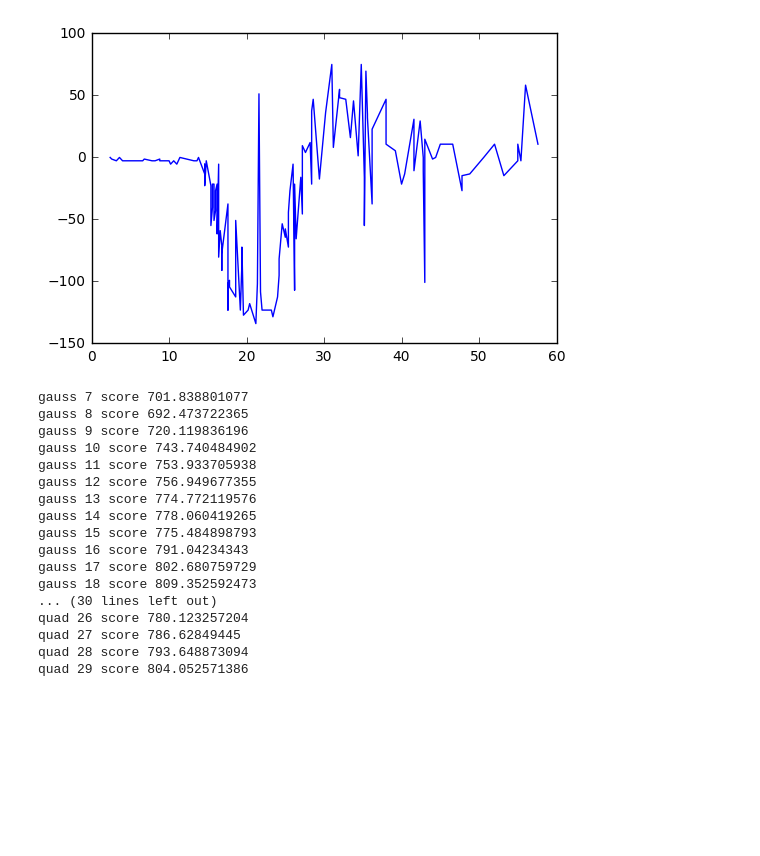
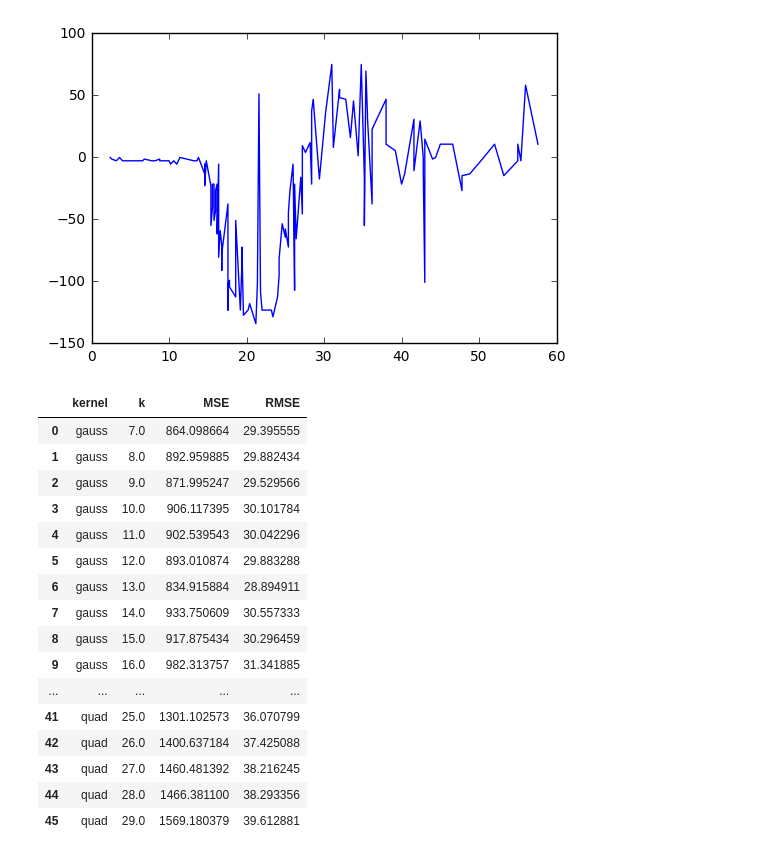
Before and after one commit to Au-Rikka/MachineLearning-Homeworks-2017, a Jupyter notebook: lab5/regression.ipynb, the cells around one changed output. Saved outputs shown, nothing was run; the diff lists cells and outputs as text; code cells hidden in the pictures; blank space fills up the shorter version.

```diff
--- a/lab5/regression.ipynb
+++ b/lab5/regression.ipynb
@@ -72,34 +99,39 @@ def computeScore(model, x, y):
         acc += (model.predict(x[i]) - y[i]) ** 2
     return acc / len(x)
 # %%
+results = pd.DataFrame(columns=['kernel', 'k', 'MSE', 'RMSE'])
+
 best_MSE = 3000000000 # mnoga
 best = None
 for kernel, name in kernels:
     for k in range(7, 30):
         model = SmoothingMethodRegression(kernel, k)
-        model.fit(X, Y)
+        model.fit(X, Y, gaussKernel)
         MSE = computeScore(model, X, Y)
         if MSE < best_MSE:
             best_MSE = MSE
             best = (kernel, k)
-        print(name, k, "score", MSE)
+        raw = pd.DataFrame([[name, k, MSE, MSE ** (1/2)]], columns=['kernel', 'k', 'MSE', 'RMSE'])
+        results = results.append(raw, ignore_index=True)
+#         print(name, k, "MSE", MSE, "RMSE", MSE ** (1/2))
+display(results)
 # %% [output]
-gauss 7 score 701.838801077
-gauss 8 score 692.473722365
-gauss 9 score 720.119836196
-gauss 10 score 743.740484902
-gauss 11 score 753.933705938
-gauss 12 score 756.949677355
-gauss 13 score 774.772119576
-gauss 14 score 778.060419265
-gauss 15 score 775.484898793
-gauss 16 score 791.04234343
-gauss 17 score 802.680759729
-gauss 18 score 809.352592473
-... (30 lines left out)
-quad 26 score 780.123257204
-quad 27 score 786.62849445
-quad 28 score 793.648873094
-quad 29 score 804.052571386
+|  | kernel | k | MSE | RMSE |
+| 0 | gauss | 7.0 | 864.098664 | 29.395555 |
+| 1 | gauss | 8.0 | 892.959885 | 29.882434 |
+| 2 | gauss | 9.0 | 871.995247 | 29.529566 |
+| 3 | gauss | 10.0 | 906.117395 | 30.101784 |
+| 4 | gauss | 11.0 | 902.539543 | 30.042296 |
+| 5 | gauss | 12.0 | 893.010874 | 29.883288 |
+| 6 | gauss | 13.0 | 834.915884 | 28.894911 |
+| 7 | gauss | 14.0 | 933.750609 | 30.557333 |
+| 8 | gauss | 15.0 | 917.875434 | 30.296459 |
+| 9 | gauss | 16.0 | 982.313757 | 31.341885 |
+| ... | ... | ... | ... | ... |
+| 41 | quad | 25.0 | 1301.102573 | 36.070799 |
+| 42 | quad | 26.0 | 1400.637184 | 37.425088 |
+| 43 | quad | 27.0 | 1460.481392 | 38.216245 |
+| 44 | quad | 28.0 | 1466.381100 | 38.293356 |
+| 45 | quad | 29.0 | 1569.180379 | 39.612881 |
 # %%
 best_smooth = SmoothingMethodRegression(best[0], best[1])
```
Also changed, not shown: parts of 4 cells of this notebook.
